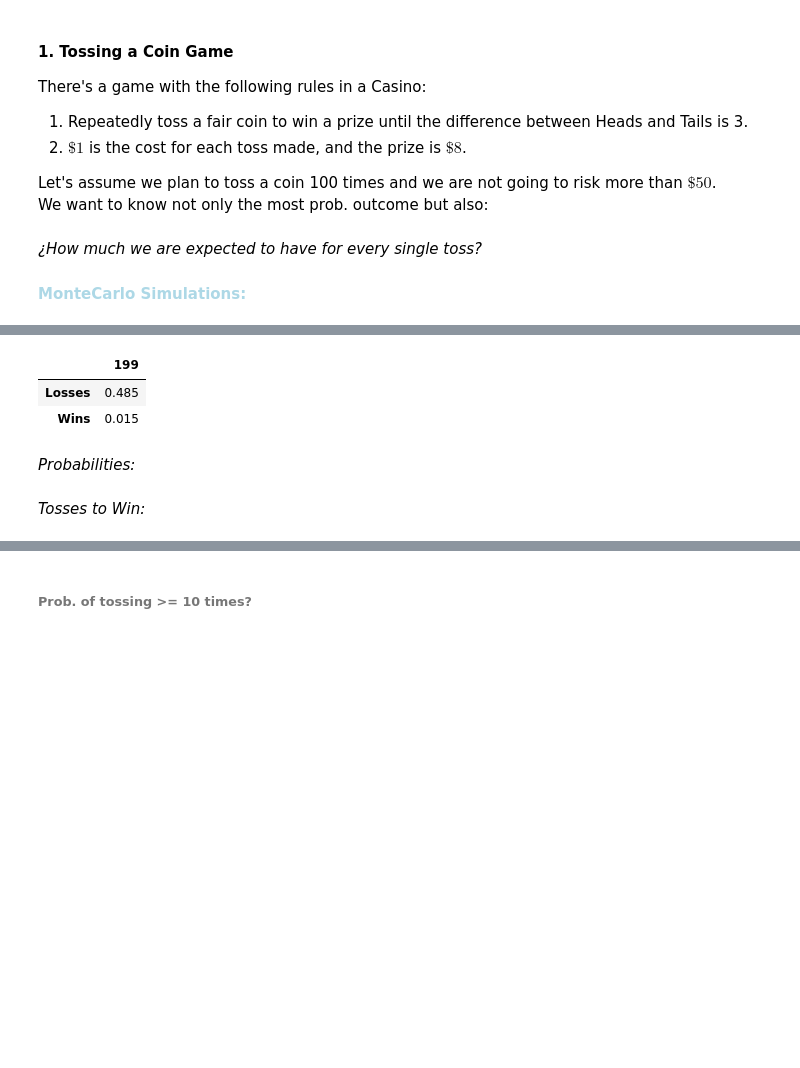
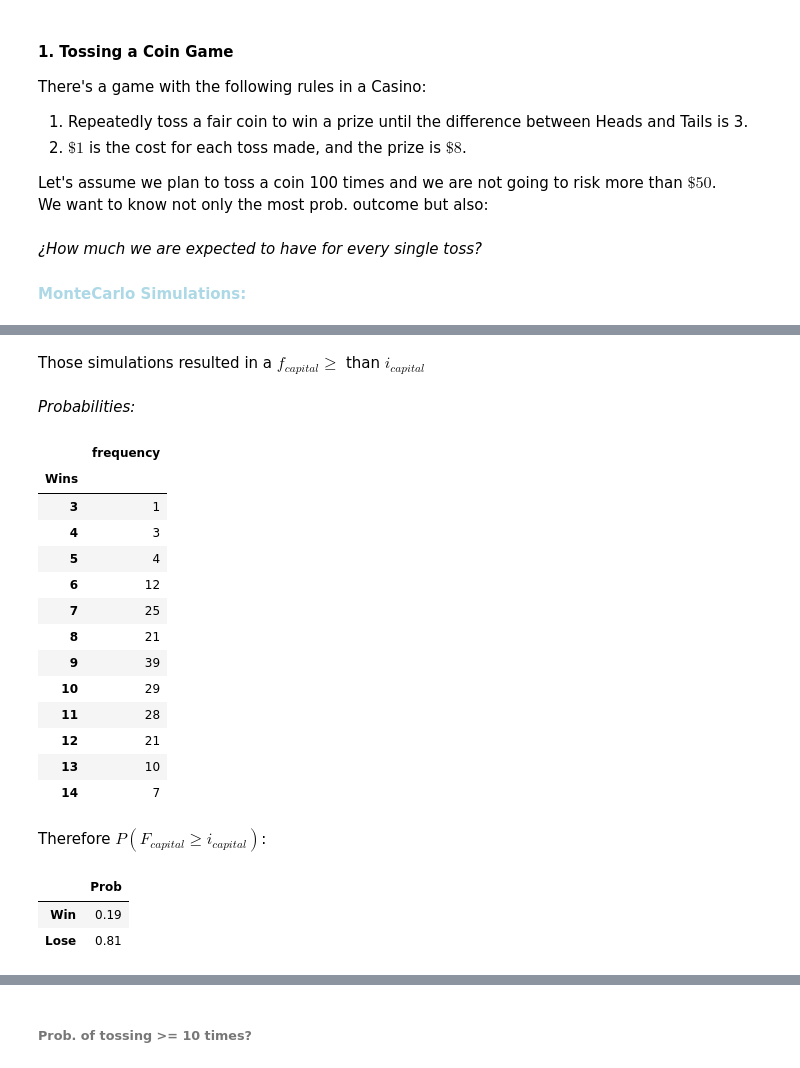
Before and after one commit to EMarquez7/Examen-1, a Jupyter notebook: MC-Simulations.ipynb, the cells around one changed output, grey strips where cells are left out. Cells and saved outputs as stored; diff of their text form; code cells hidden in the pictures; blank space fills up the shorter version.

```diff
--- a/MC-Simulations.ipynb
+++ b/MC-Simulations.ipynb
@@ -131,18 +126,36 @@ vs.line_plot(df1, E_V1, "Toss No°", "Capital", E_V1.iloc[0][0], E_V1.iloc[-1][0
-# %%
-#Probabilities of winning and losing.
-WL1=pd.DataFrame((((df1.iloc[:,-1]>50).value_counts())/sim).rename({True: "Wins", False: "Losses"}))
-WL1.rename(columns={200: 'F_Capital'}, inplace=True)
-WL1
-# %% [output]
-|  | 199 |
-| Losses | 0.485 |
-| Wins | 0.015 |
+# %% [markdown]
+Those simulations resulted in a $f_{capital} \geq$ than $i_{capital}$
 # %% [markdown]
 *Probabilities:*
 # %%
 #Tosses taken to win
-unique, counts = np.unique((df1.T.diff()==8).sum(), return_counts=True)
+unique, counts = np.unique((df1.diff()==8).sum(), return_counts=True)
 df1_tosses=pd.DataFrame({'Wins': unique, 'frequency': counts}).set_index('Wins')
 df1_tosses
+# %% [output]
+|  | frequency |
+| Wins |  |
+| 3 | 1 |
+| 4 | 3 |
+| 5 | 4 |
+| 6 | 12 |
+| 7 | 25 |
+| 8 | 21 |
+| 9 | 39 |
+| 10 | 29 |
+| 11 | 28 |
+| 12 | 21 |
+| 13 | 10 |
+| 14 | 7 |
-# %% [markdown]
-*Tosses to Win:*
+# %% [markdown]
+Therefore $P(F_{capital}\geq i_{capital})$:
+# %%
+#Obtain which df1.iloc[-1] are greater than initial_capital
+FVG = df1.iloc[-1][df1.iloc[-1] > initial_capital]
+#Make a dataframe with 2 rows and 1 column
+WL1 = pd.DataFrame([FVG.count()/sim, 1-(FVG.count()/sim)], index=['Win', 'Lose'], columns=['Prob'])
+WL1
+# %% [output]
+|  | Prob |
+| Win | 0.19 |
+| Lose | 0.81 |
```
Also changed, not shown: parts of 15 cells of this notebook, 1 other file.
